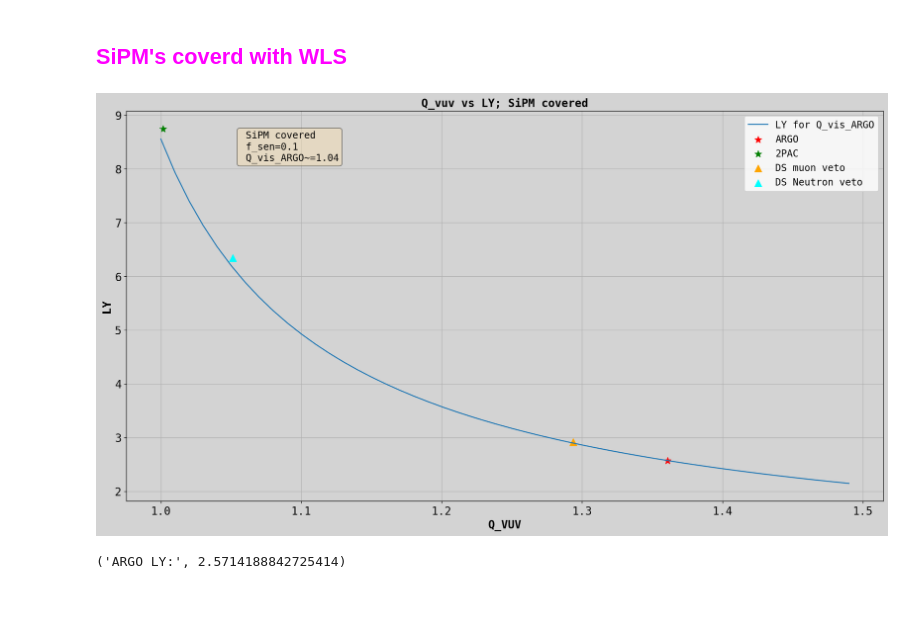
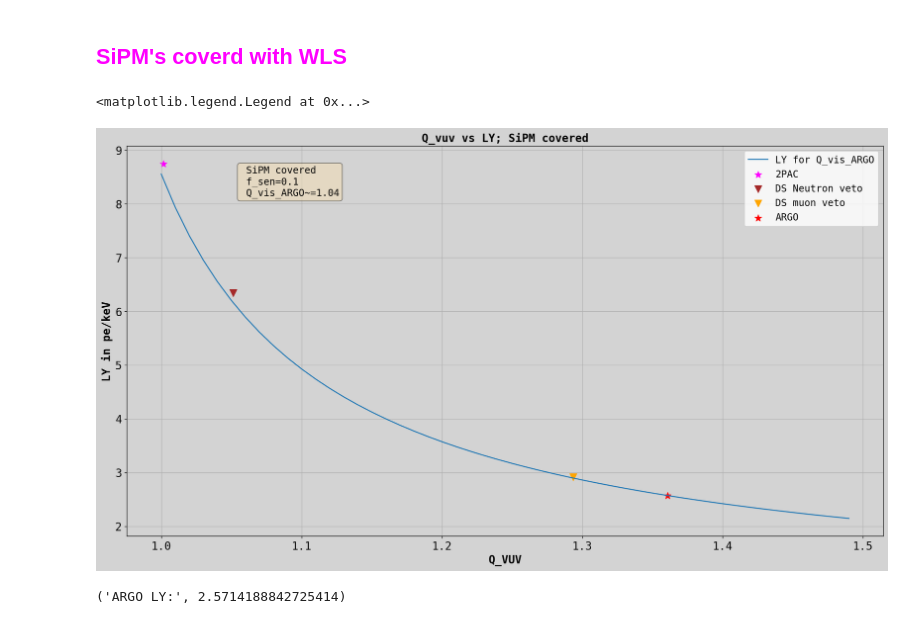
Before and after one commit to sarthchoudhary/AMELY, a Jupyter notebook: AMLY_V2.ipynb, the cells around one changed output. Cells and saved outputs as stored; diff of their text form; code cells hidden in the pictures.

```diff
--- a/AMLY_V2.ipynb
+++ b/AMLY_V2.ipynb
@@ -1591,30 +1591,31 @@ LY_DS_neutron_veto_2 = integrate_LY(wavelength_vector, E_TPB_smooth, PDE_smooth,
 # %%
 # %matplotlib inline
 # %matplotlib qt
 fig15 = plt.figure('15')
 ax15 = plt.axes()
 ax15.plot(Q_feasible_values, LY_vector_2, label='LY for Q_vis_ARGO')
 ax15.set_yscale('linear')
 ax15.legend(loc='best')
 ax15.set_xlabel('Q_VUV', size=16, weight='bold')
-ax15.set_ylabel('LY', size=16, weight='bold')
+ax15.set_ylabel('LY in pe/keV', size=16, weight='bold')
+ax15.scatter(Q_vuv_2PAC, LY_2PAC_2, label='2PAC', marker='*', s=100, color='magenta')
+ax15.scatter(Q_vuv_DS_neutron_veto, LY_DS_neutron_veto_2, marker='v', s=100, label='DS Neutron veto', color='brown')
+ax15.scatter(Q_vuv_DS_muon_veto, LY_DS_muon_veto_2, marker='v', s=100, label='DS muon veto', color='orange')
 ax15.scatter(Q_vuv_ARGO, LY_ARGO_2, label='ARGO', marker='*', s=100, color='red')
-ax15.scatter(Q_vuv_2PAC, LY_2PAC_2, label='2PAC', marker='*', s=100, color='green')
-ax15.scatter(Q_vuv_DS_muon_veto, LY_DS_muon_veto_2, marker='^', s=100, label='DS muon veto', color='orange')
-ax15.scatter(Q_vuv_DS_neutron_veto, LY_DS_neutron_veto_2, marker='^', s=100, label='DS Neutron veto', color='cyan')
 ax15.set_title('Q_vuv vs LY; SiPM covered', size=16, weight='bold')
 txtstr = f' SiPM covered \n f_sen=0.1 \n Q_vis_ARGO~={Q_vis_ARGO:.2f}'
 ax15.text(0.15, 0.95, txtstr, transform=ax15.transAxes, fontsize=14, verticalalignment='top', bbox=props)
 ax15.grid()
 ax15.set_facecolor('lightgrey')
 fig15.set_facecolor('lightgrey')
 # ax152 = ax15.twiny()
 # ax152.set_xlim(0, 10)
 # ax152.set_xlabel('L_Char', size=16, weight='bold')
 ax15.legend()
-fig15.savefig(r'C:\Users\sarth\projects\LY_Analytic_Model\all_plots\fig15.png')
+# fig15.savefig(r'C:\Users\sarth\projects\LY_Analytic_Model\all_plots\fig15.png')
 # %% [output]
+<matplotlib.legend.Legend at 0x...>
-[figure, old version]
+[figure, new version]
 # %%
 'ARGO LY:', integrate_LY(wavelength_vector, E_TPB_smooth, PDE_smooth, R_SiPM_smooth, R_Wall_TPB_smooth,
                                   f_sen=0.1, Q_vis=Q_vis_ARGO, Q_vuv=Q_vuv_ARGO,
```
Also changed, not shown: parts of 10 cells of this notebook.
